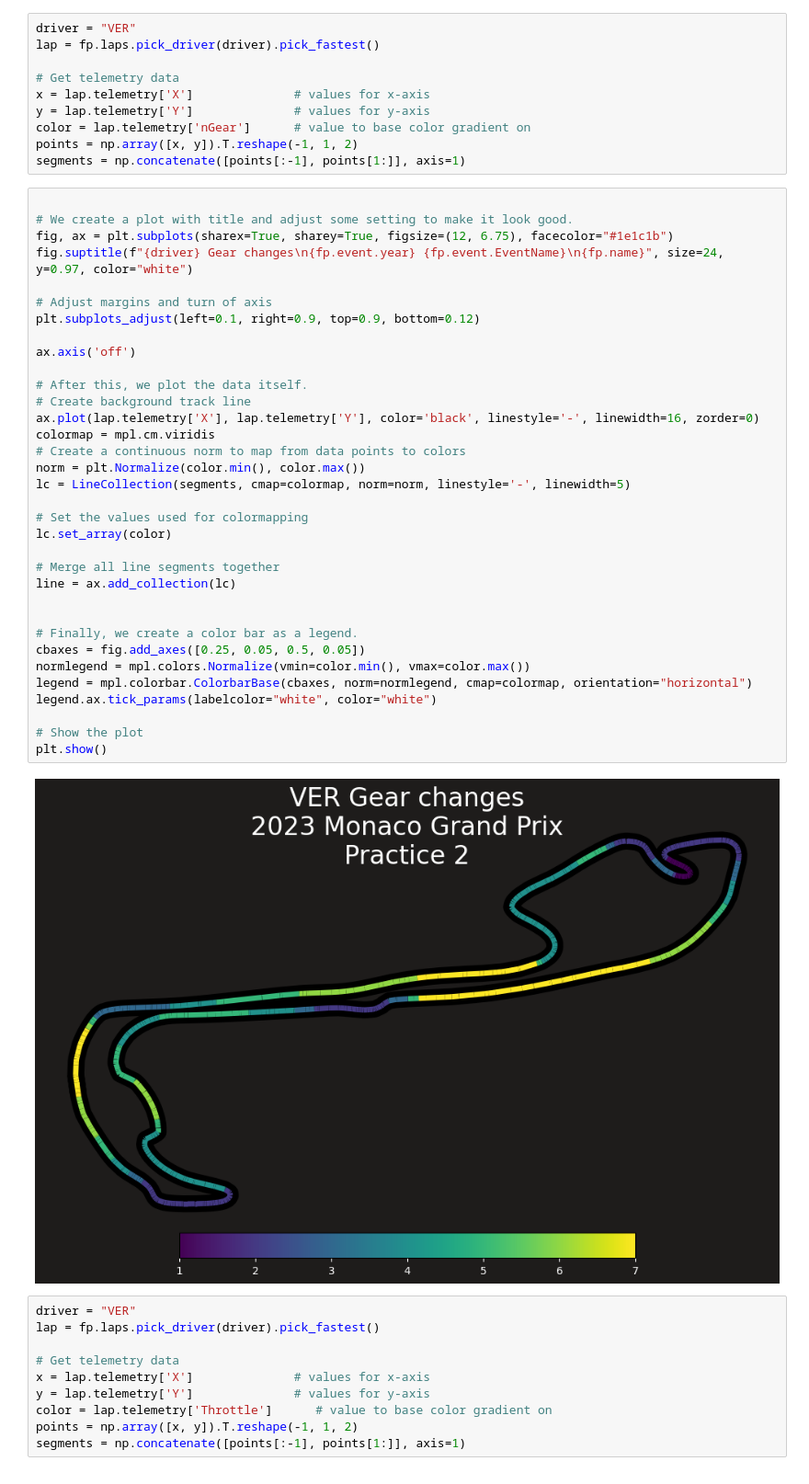
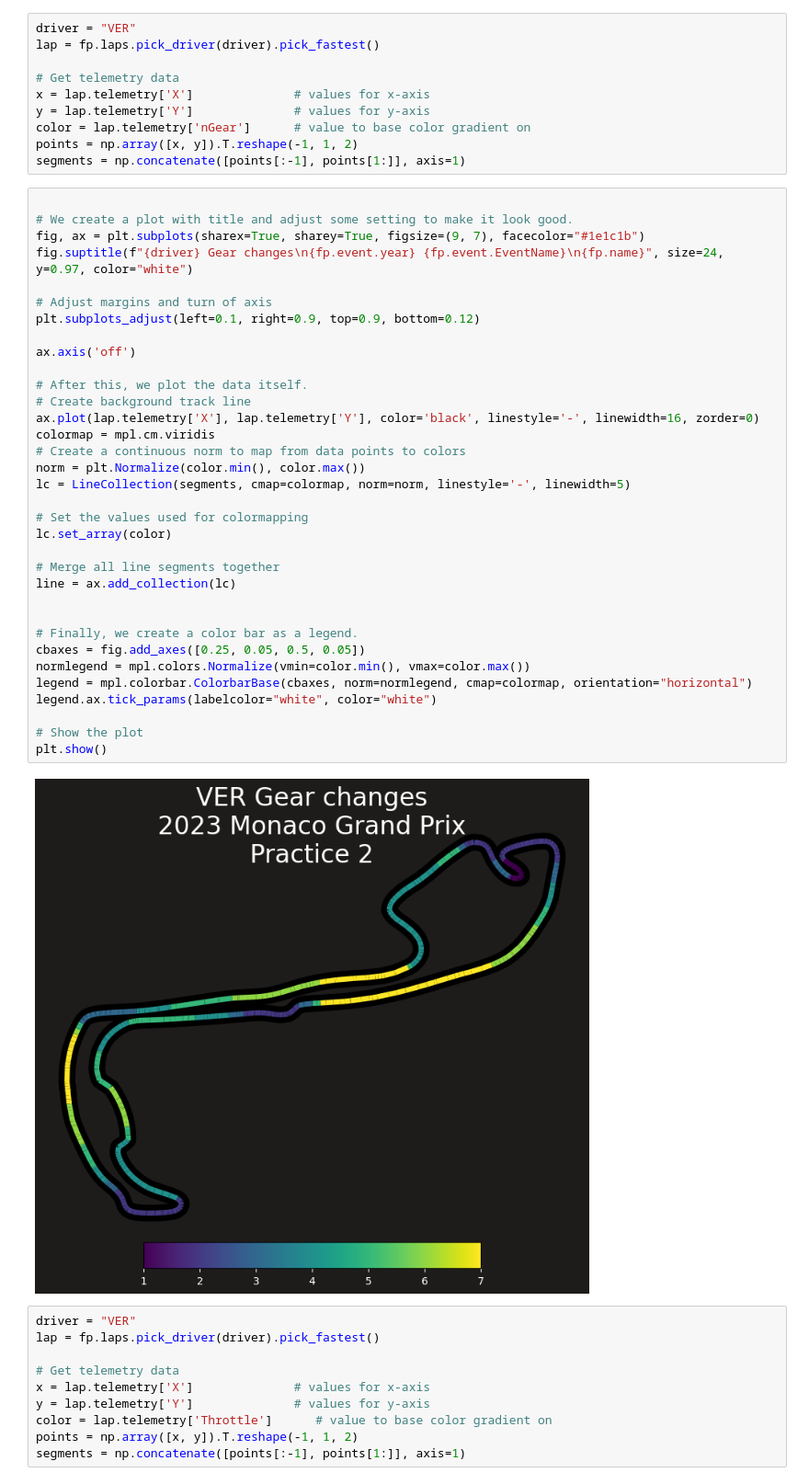
Before and after one commit to Rick8998/Monaco2023F1, a Jupyter notebook: SessionAnalysis/carParamsOnTrack.ipynb, the cells around one changed output. Shown at 92% size. Saved outputs shown, nothing was run; the diff lists cells and outputs as text.

```diff
--- a/SessionAnalysis/carParamsOnTrack.ipynb
+++ b/SessionAnalysis/carParamsOnTrack.ipynb
@@ -115,39 +115,39 @@ segments = np.concatenate([points[:-1], points[1:]], axis=1)
 # %%
 
 # We create a plot with title and adjust some setting to make it look good.
-fig, ax = plt.subplots(sharex=True, sharey=True, figsize=(12, 6.75), facecolor="#1e1c1b")
+fig, ax = plt.subplots(sharex=True, sharey=True, figsize=(9, 7), facecolor="#1e1c1b")
 fig.suptitle(f"{driver} Gear changes\n{fp.event.year} {fp.event.EventName}\n{fp.name}", size=24, y=0.97, color="white")
 
 # Adjust margins and turn of axis
 plt.subplots_adjust(left=0.1, right=0.9, top=0.9, bottom=0.12)
 
 ax.axis('off')
 
 # After this, we plot the data itself.
 # Create background track line
 ax.plot(lap.telemetry['X'], lap.telemetry['Y'], color='black', linestyle='-', linewidth=16, zorder=0)
 colormap = mpl.cm.viridis
 # Create a continuous norm to map from data points to colors
 norm = plt.Normalize(color.min(), color.max())
 lc = LineCollection(segments, cmap=colormap, norm=norm, linestyle='-', linewidth=5)
 
 # Set the values used for colormapping
 lc.set_array(color)
 
 # Merge all line segments together
 line = ax.add_collection(lc)
 
 
 # Finally, we create a color bar as a legend.
 cbaxes = fig.add_axes([0.25, 0.05, 0.5, 0.05])
 normlegend = mpl.colors.Normalize(vmin=color.min(), vmax=color.max())
 legend = mpl.colorbar.ColorbarBase(cbaxes, norm=normlegend, cmap=colormap, orientation="horizontal")
 legend.ax.tick_params(labelcolor="white", color="white")
 
 # Show the plot
 plt.show()
 # %% [output]
-[figure, old version]
+[figure, new version]
 # %%
 driver = "VER"
 lap = fp.laps.pick_driver(driver).pick_fastest()
```
Also changed, not shown: parts of 3 cells of this notebook.
